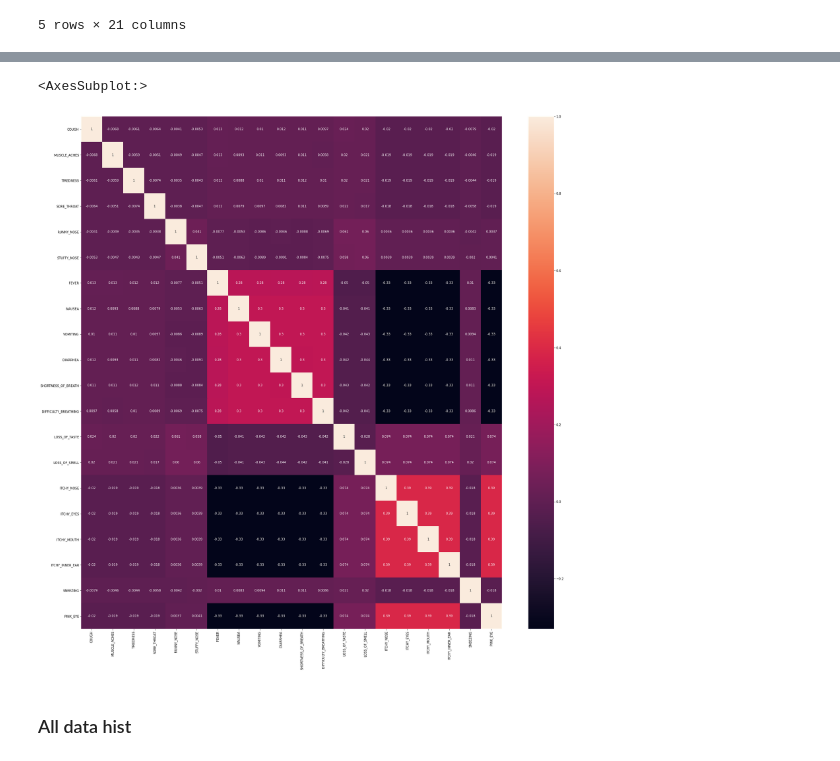
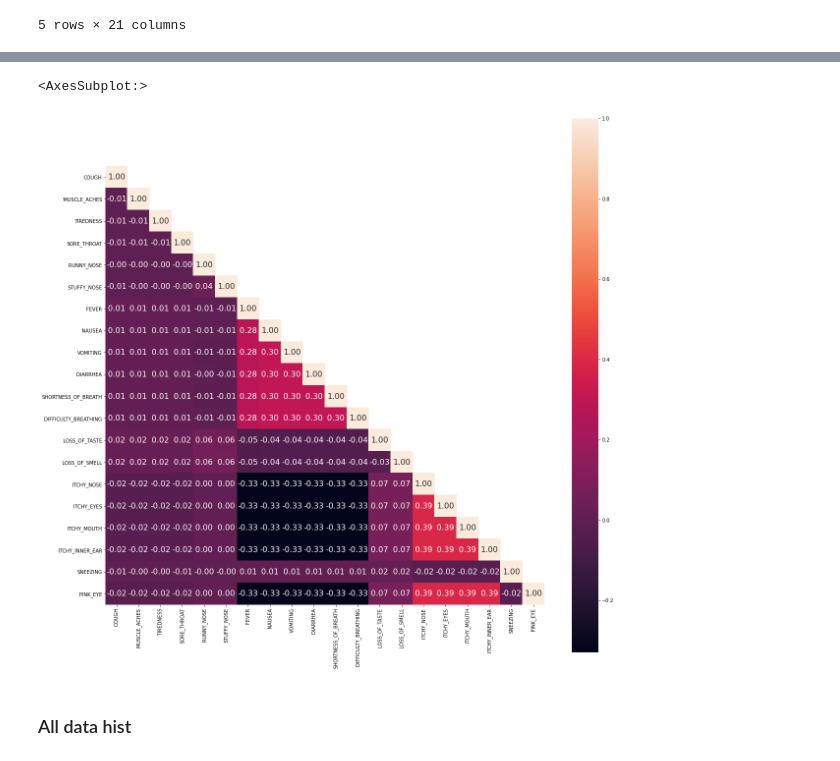
Before and after one commit to antbz/IART-Proj, a Jupyter notebook: proj2/covid_classification.ipynb, the cells around one changed output, grey strips where cells are left out. Saved outputs shown, nothing was run; the diff lists cells and outputs as text; code cells hidden in the pictures.

Commit message:
better graphics

```diff
--- a/proj2/covid_classification.ipynb
+++ b/proj2/covid_classification.ipynb
@@ -36,14 +36,16 @@ dataset.describe()
 # %%
 import matplotlib.pyplot as plt
 import matplotlib.patches as mpatches
 import seaborn as sb
 
 dataset_corr = dataset.corr()
-plt.figure(figsize=(30,30))
-sb.heatmap(dataset_corr, annot=True)
+plt.figure(figsize=(20,20))
+mask = np.zeros_like(dataset_corr)
+mask[np.triu_indices_from(mask, k=1)] = True
+sb.heatmap(dataset_corr, annot=True, square=True, mask=mask, fmt='.2f', annot_kws={"size": 16})
 # %% [output]
 <AxesSubplot:>
-[figure, old version]
+[figure, new version]
 # %% [markdown]
 ### All data hist
 # %%
```
Also changed, not shown: parts of 10 cells of this notebook, 6 other files.
